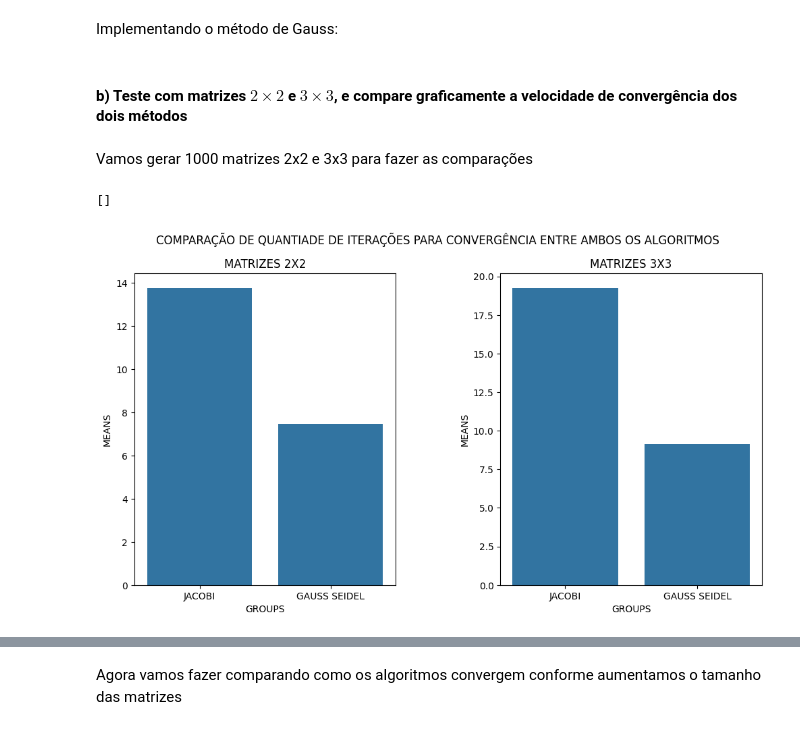
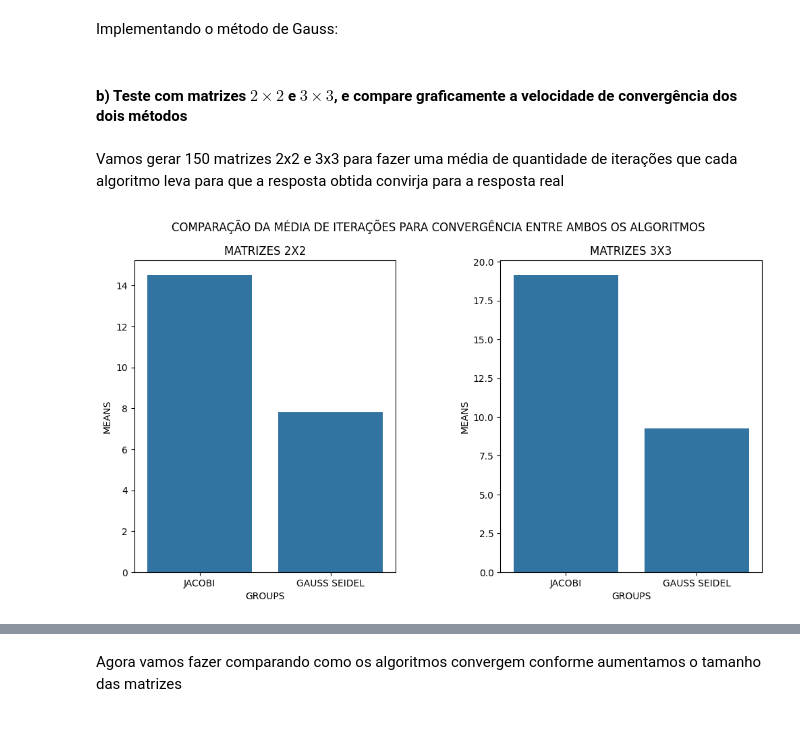
Before and after one commit to jaopredo/linear-algebra, a Jupyter notebook: elimination_algorithms.ipynb, the cells around one changed output, grey strips where cells are left out. Cells and saved outputs as stored; diff of their text form; code cells hidden in the pictures.

```diff
--- a/elimination_algorithms.ipynb
+++ b/elimination_algorithms.ipynb
@@ -16,7 +16,7 @@ Implementação dos algoritmos de eliminação gaussiana aprendidos (Jacob e Gau
 # %% [markdown]
 Implementando o método de Jacobi:
 # %%
-def jacobi(A: np.ndarray, b: np.ndarray, solution: np.ndarray = None, n: int = 100, atol: float = 1e-6) -> tuple[int, np.ndarray]:
+def jacobi(A: np.ndarray, b: np.ndarray, solution: np.ndarray = None, n: int = 100, atol: float = 1e-6, return_errors: bool = False) -> tuple[int, np.ndarray]:
     """This function uses the Jacobi method for computing the solution of the linear system Ax = b.
     Remembering that, if the matrix isn't strictly diagonal, the algorithm may not converge to the solution.
     And the algorithm converges if, and only if, all eigenvalues of A are less then 1 (This function doesn't
@@ -28,14 +28,19 @@ def jacobi(A: np.ndarray, b: np.ndarray, solution: np.ndarray = None, n: int = 1
         n (int, optional): The amout of times the initial guess will be iterated to converge to the solution. Default to 100
         atol (float, optional): Define the tolerance of the approximation between the algorithm solution and the real solution (if the solution is passed)
         solution (np.ndarray, optional): The result of the system
+        return_errors (bool, optional): Idicates if the function will return the error list. Default to False
 
     Raises:
-        ValueError: Raises if A has 0 in its diagonal
+        ValueError: Raises if A has 0 in its diagonal or if you pass True to 'return_errors' and don't pass the 'solution'
 
     Returns:
         tuple[int, np.ndarray]: Returns how many iterations did it take to get the algorithms sollution and the approximation to the solution of the system
     """
     x = np.zeros(shape=(A.shape[1], 1))
+    errors = []
+
+    if return_errors and not isinstance(solution, np.ndarray):
+        raise ValueError("The function cannot pass the errors to you if the solution wasn\'t passed")
 
     # If the matrix has zeros on its diagonal, it will change the order of lines to make the future
     # D matrix invertible
@@ -60,15 +65,22 @@ def jacobi(A: np.ndarray, b: np.ndarray, solution: np.ndarray = None, n: int = 1
     for k in range(n):
         x = M @ x + c
 
-        if isinstance(solution, np.ndarray):  # If a solution was given
-            if (np.isclose(x, solution, atol=atol)).all():  # Check if it iss already next to the solution
+        if isinstance(solution, np.ndarray):
+            # If a solution was given
+            errors.append(np.linalg.norm(solution - x, 2))
+
+            if (np.isclose(x, solution, atol=atol)).all():
+                # The solution being calculated is already next to the solution
+                if return_errors:
+                    return k, x, errors
                 return k, x  # If it is, returns how many iterations did it took and the algorithm's solution
-
+    if return_errors:
+        return k, x, errors
     return k, x
 # %% [markdown]
 Implementando o método de Gauss:
 # %%
-def gauss_seidel(A: np.ndarray, b: np.ndarray, solution: np.ndarray = None, n: int = 100, atol: float = 1e-6) -> tuple[int, np.ndarray]:
+def gauss_seidel(A: np.ndarray, b: np.ndarray, solution: np.ndarray = None, n: int = 100, atol: float = 1e-6, return_errors: bool = False) -> tuple[int, np.ndarray]:
     """This function uses the Gauss Seidel method for computing the solution of the linear system Ax = b.
     Remembering that, if the matrix isn't strictly diagonal, the algorithm may not converge to the solution.
     And the algorithm converges if, and only if, all eigenvalues of A are less then 1 (This function doesn't
@@ -80,6 +92,7 @@ def gauss_seidel(A: np.ndarray, b: np.ndarray, solution: np.ndarray = None, n: i
         n (int, optional): The amout of times the initial guess will be iterated to converge to the solution. Default to 100
         atol (float, optional): Define the tolerance of the approximation between the algorithm solution and the real solution (if the solution is passed)
         solution (np.ndarray, optional): The result of the system
+        return_errors (bool, optional): Idicates if the function will return the error list. Default to False
 
     Raises:
         ValueError: Raises if A has 0 in its diagonal
@@ -88,6 +101,7 @@ def gauss_seidel(A: np.ndarray, b: np.ndarray, solution: np.ndarray = None, n: i
         tuple[int, np.ndarray]: Returns how many iterations did it take to get the algorithms sollution and the approximation to the solution of the system
     """
     x = np.zeros(shape=(A.shape[1], 1))
+    errors = []
 
     # If the matrix has zeros on its diagonal, it will change the order of lines to make the future
     # D matrix invertible
@@ -111,19 +125,27 @@ def gauss_seidel(A: np.ndarray, b: np.ndarray, solution: np.ndarray = None, n: i
     for k in range(n):
         x = M @ x + d
 
-        if isinstance(solution, np.ndarray):  # If a solution was given
-            if (np.isclose(x, solution, atol=atol)).all():  # Check if it iss already next to the solution
+        if isinstance(solution, np.ndarray):
+            # If a solution was given
+            errors.append(np.linalg.norm(solution - x, 2))
+
+            if (np.isclose(x, solution, atol=atol)).all():
+                # The solution being calculated is already next to the solution
+                if return_errors:
+                    return k, x, errors
                 return k, x  # If it is, returns how many iterations did it took and the algorithm's solution
 
+    if return_errors:
+        return k, x, errors
     return k, x
 # %% [markdown]
-#### b) Teste com matrizes $ 2 × 2 $ e $ 3 × 3 $, e compare graficamente a velocidade de convergência dos dois métodos
+#### b) Teste com matrizes $2\times2$ e $3\times3$, e compare graficamente a velocidade de convergência dos dois métodos
 # %%
 SAMPLES = 150
 TOTAL_ITERATIONS_FOR_EACH_ALGORITHM = 5000
 ABSOLUTE_TOLERANCE = 1e-10
-# %% [markdown]
-Vamos gerar 1000 matrizes 2x2 e 3x3 para fazer as comparações
+# %% [markdown]
+Vamos gerar 150 matrizes 2x2 e 3x3 para fazer uma média de quantidade de iterações que cada algoritmo leva para que a resposta obtida convirja para a resposta real
 # %%
 # Generating the matrices
 matrices_2x2 = [ generate_strictly_diagonal_dominant_matrix(2) for _ in range(SAMPLES) ]
@@ -177,35 +199,32 @@ for k in range(SAMPLES):
         TOTAL_ITERATIONS_FOR_EACH_ALGORITHM,
         ABSOLUTE_TOLERANCE
     )
 
     # Adding the informations in the array
     jacobi_iterations_for_2x2_matrices.append(iter_jacobi_2x2)
     jacobi_iterations_for_3x3_matrices.append(iter_jacobi_3x3)
 
     gauss_iterations_for_2x2_matrices.append(iter_gauss_2x2)
     gauss_iterations_for_3x3_matrices.append(iter_gauss_3x3)
 
 # Making the data
 means_2x2 = [ np.mean(jacobi_iterations_for_2x2_matrices), np.mean(gauss_iterations_for_2x2_matrices) ]
 means_3x3 = [ np.mean(jacobi_iterations_for_3x3_matrices), np.mean(gauss_iterations_for_3x3_matrices) ]
 groups = [ 'JACOBI', 'GAUSS SEIDEL' ]
 
 df_2x2 = pd.DataFrame({ 'GROUPS': groups, 'MEANS': means_2x2 })
 df_3x3 = pd.DataFrame({ 'GROUPS': groups, 'MEANS': means_3x3 })
 
 # Plotando as informações
 fig, axes = plt.subplots(1, 2, figsize=(12,6))
-plt.suptitle("COMPARAÇÃO DE QUANTIADE DE ITERAÇÕES PARA CONVERGÊNCIA ENTRE AMBOS OS ALGORITMOS")
+plt.suptitle("COMPARAÇÃO DA MÉDIA DE ITERAÇÕES PARA CONVERGÊNCIA ENTRE AMBOS OS ALGORITMOS")
 
 axes[0].set_title('MATRIZES 2X2')
 axes[1].set_title('MATRIZES 3X3')
 
 sns.barplot(data=df_2x2, x='GROUPS', y='MEANS', ax=axes[0])
 sns.barplot(data=df_3x3, x='GROUPS', y='MEANS', ax=axes[1])
 
 plt.subplots_adjust(wspace=0.4)
-
-plt.plot()
 # %% [output]
-[]
-[figure, old version]
+[figure, new version]
```
Also changed, not shown: parts of 9 cells of this notebook.
